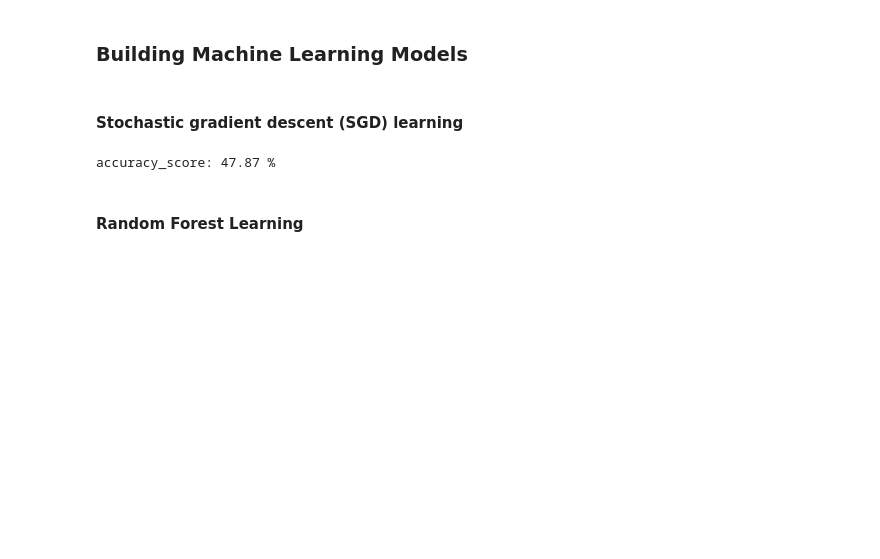
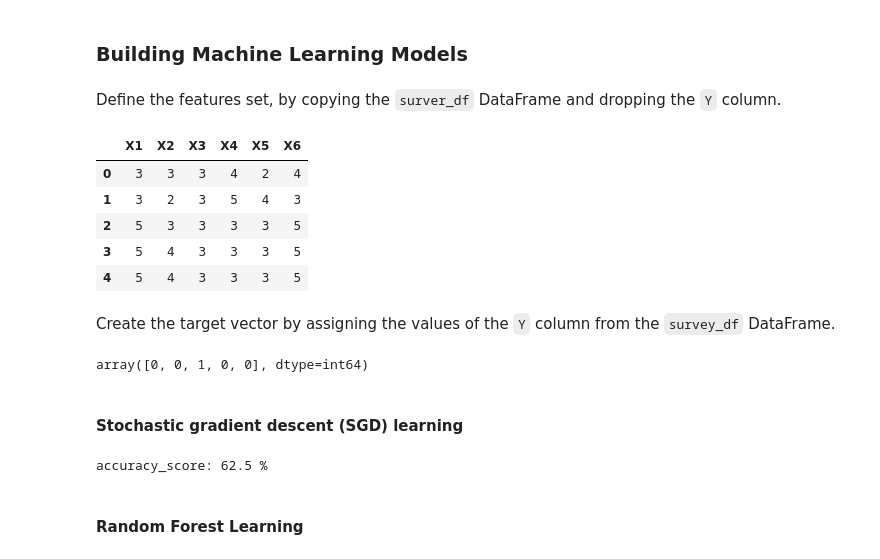
Before and after one commit to Jayplect/Customers-satisfaction, a Jupyter notebook: happiness_survey.ipynb, the cells around one changed output. Saved outputs shown, nothing was run; the diff lists cells and outputs as text; code cells hidden in the pictures; blank space fills up the shorter version.

```diff
--- a/happiness_survey.ipynb
+++ b/happiness_survey.ipynb
@@ -145,3 +148,25 @@ X = survey_df.drop(columns='Y')
+# %% [markdown]
+Define the features set, by copying the `surver_df` DataFrame and dropping the `Y` column.
+# %%
+# Define features set
+X = survey_df.copy()
+X.drop('Y', axis=1, inplace=True)
+X.head()
+# %% [output]
+|  | X1 | X2 | X3 | X4 | X5 | X6 |
+| 0 | 3 | 3 | 3 | 4 | 2 | 4 |
+| 1 | 3 | 2 | 3 | 5 | 4 | 3 |
+| 2 | 5 | 3 | 3 | 3 | 3 | 5 |
+| 3 | 5 | 4 | 3 | 3 | 3 | 5 |
+| 4 | 5 | 4 | 3 | 3 | 3 | 5 |
+# %% [markdown]
+Create the target vector by assigning the values of the `Y` column from the `survey_df` DataFrame.
+# %%
+# Define target vector
+y = np.ravel(survey_df["Y"])
+y[:5]
+# %% [output]
+array([0, 0, 1, 0, 0], dtype=int64)
 # %%
 # Split the dataset using train_test_split
 X_train, X_test, y_train, y_test = train_test_split(X, y, random_state=1)
@@ -149,7 +174,7 @@ X_train, X_test, y_train, y_test = train_test_split(X, y, random_state=1)
 #### Stochastic gradient descent (SGD) learning
 # %%
 # create a SGD classifier instance
-sgd = linear_model.SGDClassifier(max_iter=5, tol=None)
+sgd = linear_model.SGDClassifier(max_iter=200, tol=None, random_state=50)
 
 # Fitting the model
 sgd.fit(X_train, y_train)
@@ -157,13 +182,11 @@ sgd.fit(X_train, y_train)
 # Making predictions using the testing data
 y_pred = sgd.predict(X_test)
 
-# Return the mean accuracy on the given test data and labels
-sgd.score(X_train, y_train)
-acc_sgd = round(sgd.score(X_train, y_train) * 100, 2)
-
+# Display the accuracy score for the test dataset.
+acc_sgd = accuracy_score(y_test, y_pred) * 100
 print(f"accuracy_score: {round(acc_sgd,2,)} %")
 # %% [output]
-accuracy_score: 47.87 %
+accuracy_score: 62.5 %
 # %% [markdown]
 #### Random Forest Learning
 # %%
```
Also changed, not shown: parts of 37 cells of this notebook.
